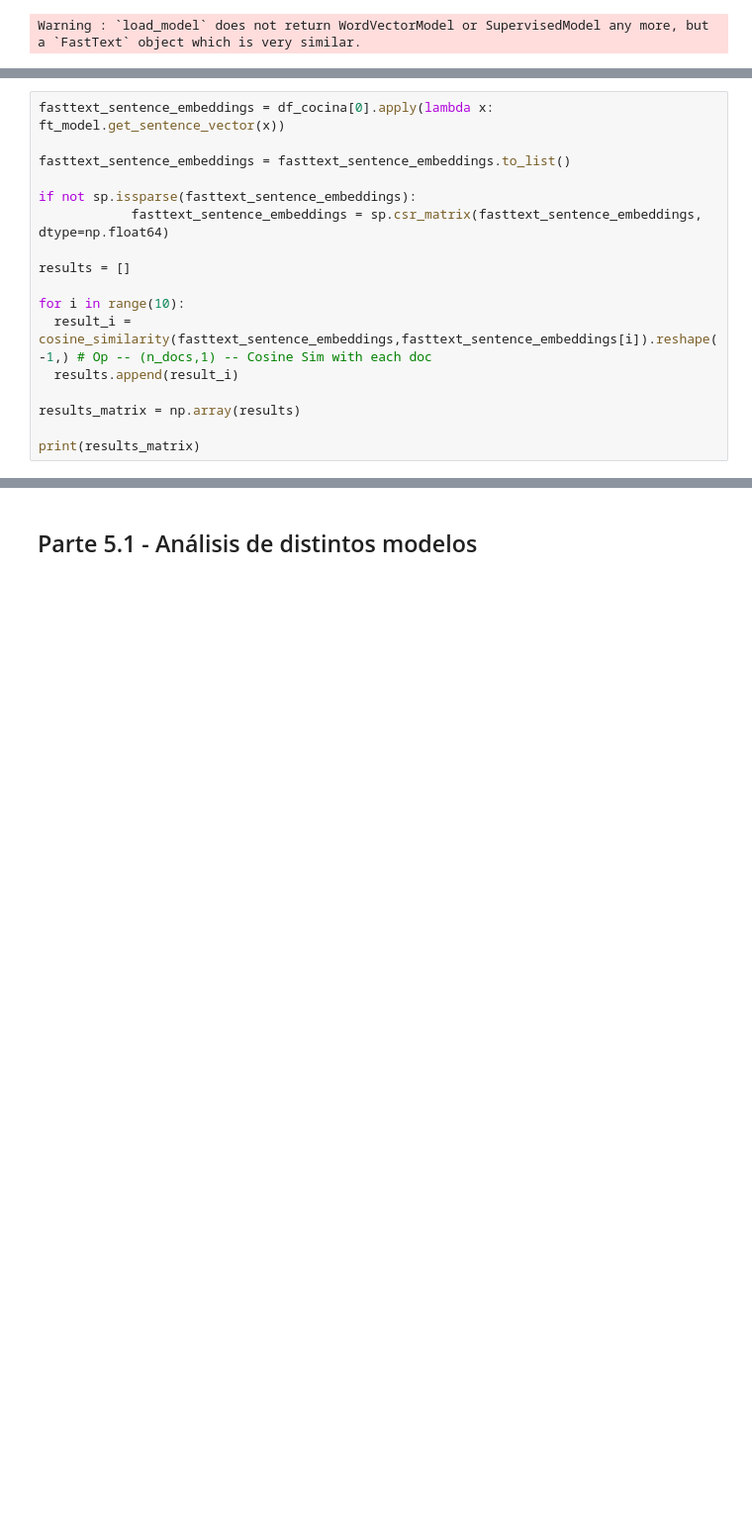
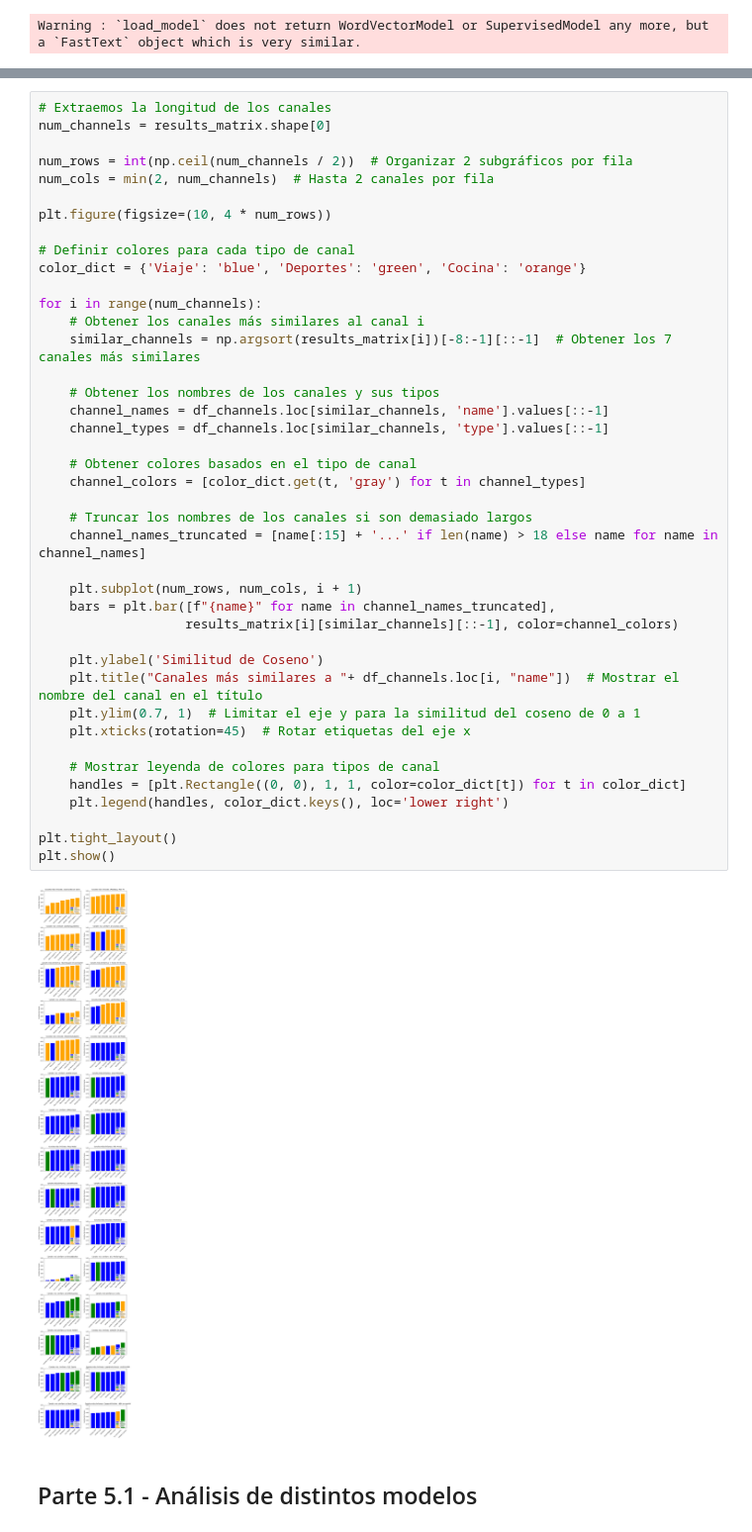
Before and after one commit to jesusGS01/TGINE, a Jupyter notebook: P2_TGINE_JesusGarciaSalmeron.ipynb, the cells around one changed output, grey strips where cells are left out. Shown at 99% size. Saved outputs shown, nothing was run; the diff lists cells and outputs as text; blank space fills up the shorter version.

```diff
--- a/P2_TGINE_JesusGarciaSalmeron.ipynb
+++ b/P2_TGINE_JesusGarciaSalmeron.ipynb
@@ -1023,17 +1076,0 @@ print(results_matrix)
-# %%
-fasttext_sentence_embeddings = df_cocina[0].apply(lambda x: ft_model.get_sentence_vector(x))
-
-fasttext_sentence_embeddings = fasttext_sentence_embeddings.to_list()
-
-if not sp.issparse(fasttext_sentence_embeddings):
-            fasttext_sentence_embeddings = sp.csr_matrix(fasttext_sentence_embeddings, dtype=np.float64)
-
-results = []
-
-for i in range(10):
-  result_i = cosine_similarity(fasttext_sentence_embeddings,fasttext_sentence_embeddings[i]).reshape(-1,) # Op -- (n_docs,1) -- Cosine Sim with each doc
-  results.append(result_i)
-
-results_matrix = np.array(results)
-
-print(results_matrix)
@@ -1051,2 +1077,45 @@ print(results_matrix)
+# %%
+# Extraemos la longitud de los canales
+num_channels = results_matrix.shape[0]
+
+num_rows = int(np.ceil(num_channels / 2))  # Organizar 2 subgráficos por fila
+num_cols = min(2, num_channels)  # Hasta 2 canales por fila
+
+plt.figure(figsize=(10, 4 * num_rows))
+
+# Definir colores para cada tipo de canal
+color_dict = {'Viaje': 'blue', 'Deportes': 'green', 'Cocina': 'orange'}
+
+for i in range(num_channels):
+    # Obtener los canales más similares al canal i
+    similar_channels = np.argsort(results_matrix[i])[-8:-1][::-1]  # Obtener los 7 canales más similares
+
+    # Obtener los nombres de los canales y sus tipos
+    channel_names = df_channels.loc[similar_channels, 'name'].values[::-1]
+    channel_types = df_channels.loc[similar_channels, 'type'].values[::-1]
+
+    # Obtener colores basados en el tipo de canal
+    channel_colors = [color_dict.get(t, 'gray') for t in channel_types]
+
+    # Truncar los nombres de los canales si son demasiado largos
+    channel_names_truncated = [name[:15] + '...' if len(name) > 18 else name for name in channel_names]
+
+    plt.subplot(num_rows, num_cols, i + 1)
+    bars = plt.bar([f"{name}" for name in channel_names_truncated],
+                   results_matrix[i][similar_channels][::-1], color=channel_colors)
+
+    plt.ylabel('Similitud de Coseno')
+    plt.title("Canales más similares a "+ df_channels.loc[i, "name"])  # Mostrar el nombre del canal en el título
+    plt.ylim(0.7, 1)  # Limitar el eje y para la similitud del coseno de 0 a 1
+    plt.xticks(rotation=45)  # Rotar etiquetas del eje x
+
+    # Mostrar leyenda de colores para tipos de canal
+    handles = [plt.Rectangle((0, 0), 1, 1, color=color_dict[t]) for t in color_dict]
+    plt.legend(handles, color_dict.keys(), loc='lower right')
+
+plt.tight_layout()
+plt.show()
+# %% [output]
+[figure, added]
 # %% [markdown]
 ## Parte 5.1 - Análisis de distintos modelos
```
Also changed, not shown: parts of 48 cells of this notebook.
